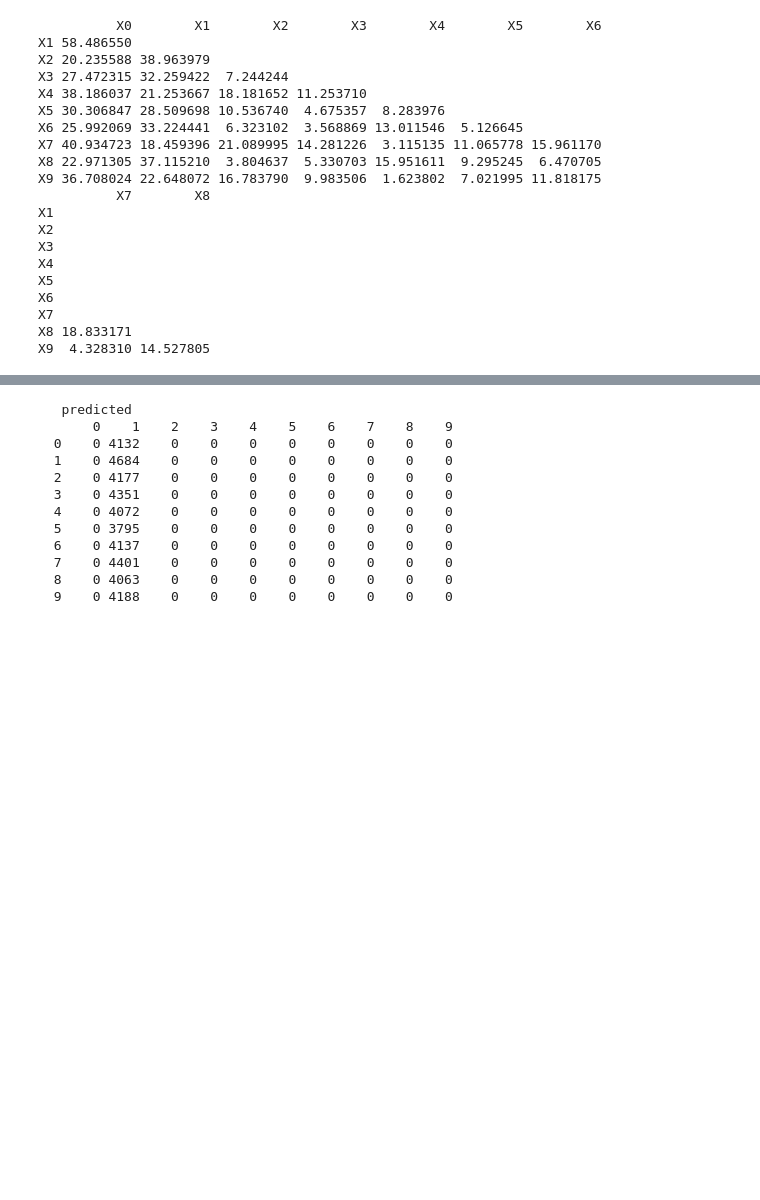
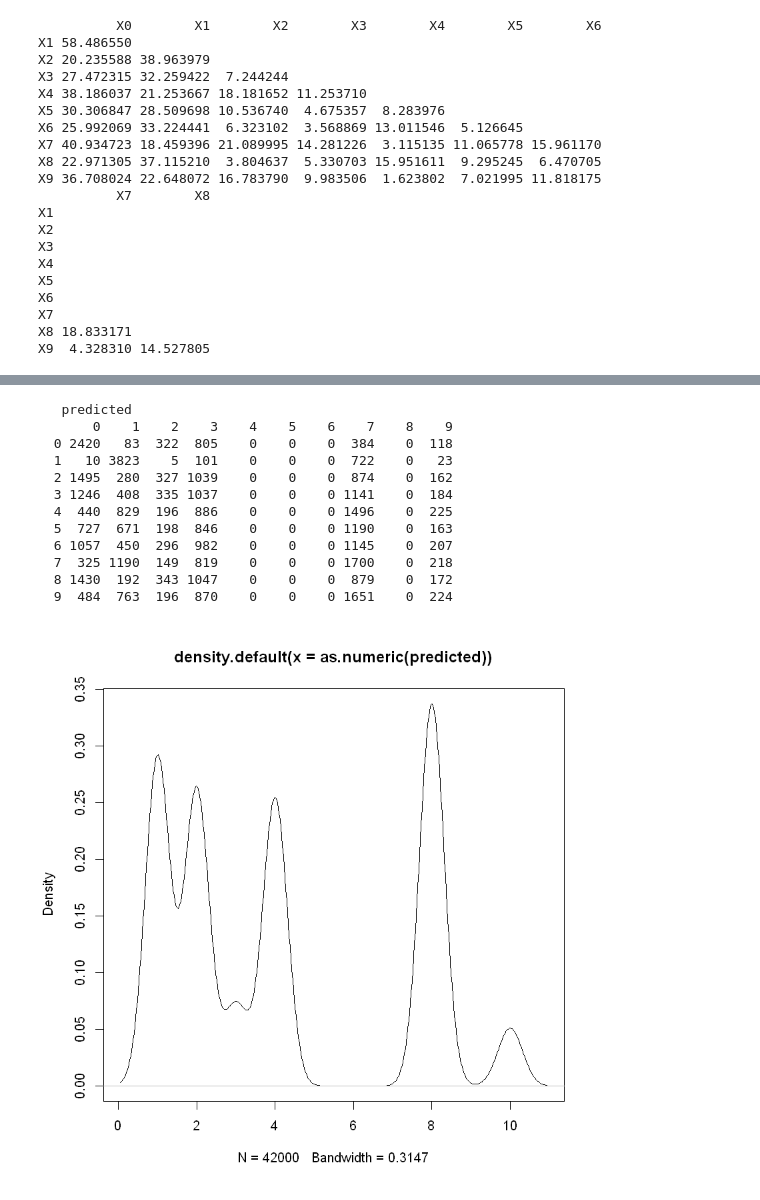
Before and after one commit to FilippoL/PatternRecognition, a Jupyter notebook: PracticalAssignment.ipynb, the cells around one changed output, grey strips where cells are left out. Saved outputs shown, nothing was run; the diff lists cells and outputs as text; code cells hidden in the pictures; blank space fills up the shorter version.

```diff
--- a/PracticalAssignment.ipynb
+++ b/PracticalAssignment.ipynb
@@ -206,3 +250,3 @@ Warning message in data.frame(..., check.names = FALSE):
 # %%
-density_model = multinom(label ~ ., data, maxit=5000)
+density_model = multinom(data$label ~ ., data, maxit=5000)
 # %% [output]
@@ -236,19 +279,21 @@ AIC: 193327.7
 # %%
 predicted = predict(density_model, data, type="class")
 table(data$label, predicted)
+plot(density(as.numeric(predicted)))
 # %% [output]
    predicted
        0    1    2    3    4    5    6    7    8    9
-  0    0 4132    0    0    0    0    0    0    0    0
-  1    0 4684    0    0    0    0    0    0    0    0
-  2    0 4177    0    0    0    0    0    0    0    0
-  3    0 4351    0    0    0    0    0    0    0    0
-  4    0 4072    0    0    0    0    0    0    0    0
-  5    0 3795    0    0    0    0    0    0    0    0
-  6    0 4137    0    0    0    0    0    0    0    0
-  7    0 4401    0    0    0    0    0    0    0    0
-  8    0 4063    0    0    0    0    0    0    0    0
-  9    0 4188    0    0    0    0    0    0    0    0
+  0 2420   83  322  805    0    0    0  384    0  118
+  1   10 3823    5  101    0    0    0  722    0   23
+  2 1495  280  327 1039    0    0    0  874    0  162
+  3 1246  408  335 1037    0    0    0 1141    0  184
+  4  440  829  196  886    0    0    0 1496    0  225
+  5  727  671  198  846    0    0    0 1190    0  163
+  6 1057  450  296  982    0    0    0 1145    0  207
+  7  325 1190  149  819    0    0    0 1700    0  218
+  8 1430  192  343 1047    0    0    0  879    0  172
+  9  484  763  196  870    0    0    0 1651    0  224
+[figure, added]
 # %%
 dim(data)
 # %% [output]
```
Also changed, not shown: parts of 14 cells of this notebook.
